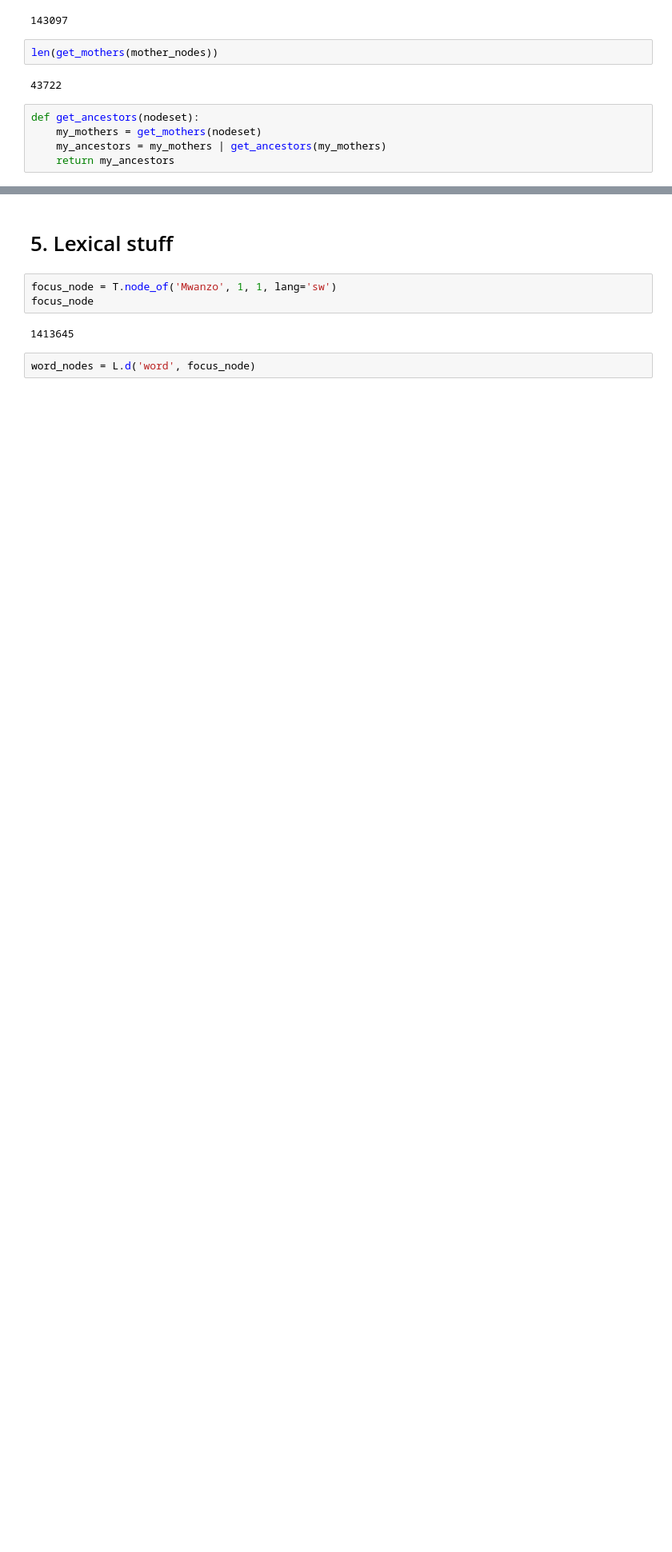
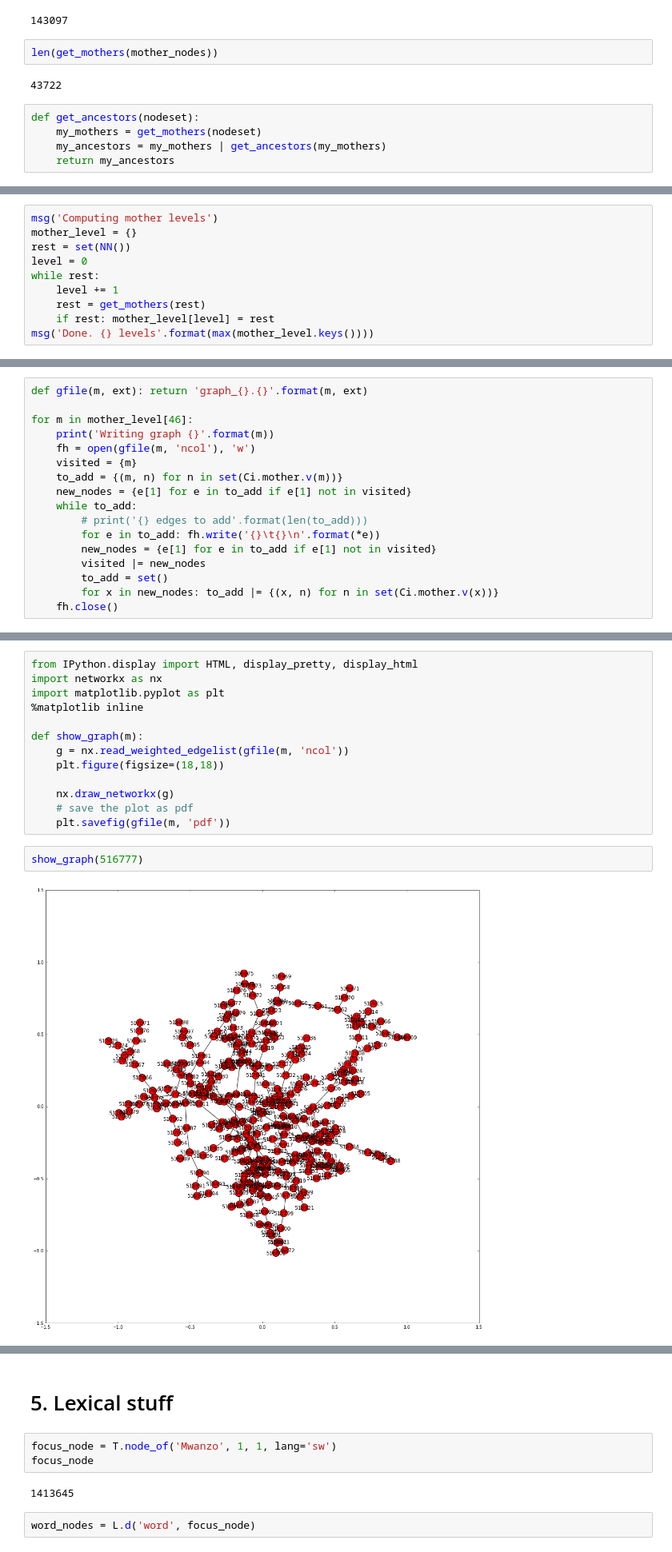
Before and after one commit to ETCBC/laf-fabric-nbs, a Jupyter notebook: tutorial/workshop.ipynb, the cells around one changed output, grey strips where cells are left out. Shown: that part at 80% size. Drawn from its saved outputs; the diff is of its cells as text; blank space fills up the shorter version.

```diff
--- a/tutorial/workshop.ipynb
+++ b/tutorial/workshop.ipynb
@@ -382,0 +394,10 @@ msg('Done: {}'.format(lc))
+# %%
+msg('Computing mother levels')
+mother_level = {}
+rest = set(NN())
+level = 0
+while rest:
+    level += 1
+    rest = get_mothers(rest)
+    if rest: mother_level[level] = rest
+msg('Done. {} levels'.format(max(mother_level.keys())))
@@ -382,0 +434,17 @@ msg('Done: {}'.format(lc))
+# %%
+def gfile(m, ext): return 'graph_{}.{}'.format(m, ext)
+
+for m in mother_level[46]:
+    print('Writing graph {}'.format(m))
+    fh = open(gfile(m, 'ncol'), 'w')
+    visited = {m}
+    to_add = {(m, n) for n in set(Ci.mother.v(m))}
+    new_nodes = {e[1] for e in to_add if e[1] not in visited}
+    while to_add:
+        # print('{} edges to add'.format(len(to_add)))
+        for e in to_add: fh.write('{}\t{}\n'.format(*e))
+        new_nodes = {e[1] for e in to_add if e[1] not in visited}
+        visited |= new_nodes
+        to_add = set()
+        for x in new_nodes: to_add |= {(x, n) for n in set(Ci.mother.v(x))}
+    fh.close()
@@ -382,0 +454,17 @@ msg('Done: {}'.format(lc))
+# %%
+from IPython.display import HTML, display_pretty, display_html
+import networkx as nx
+import matplotlib.pyplot as plt
+%matplotlib inline
+
+def show_graph(m):
+    g = nx.read_weighted_edgelist(gfile(m, 'ncol'))
+    plt.figure(figsize=(18,18))
+
+    nx.draw_networkx(g)
+    # save the plot as pdf
+    plt.savefig(gfile(m, 'pdf'))
+# %%
+show_graph(516777)
+# %% [output]
+[figure, added]
```
Also changed, not shown: parts of 17 cells of this notebook, 5 other files.
